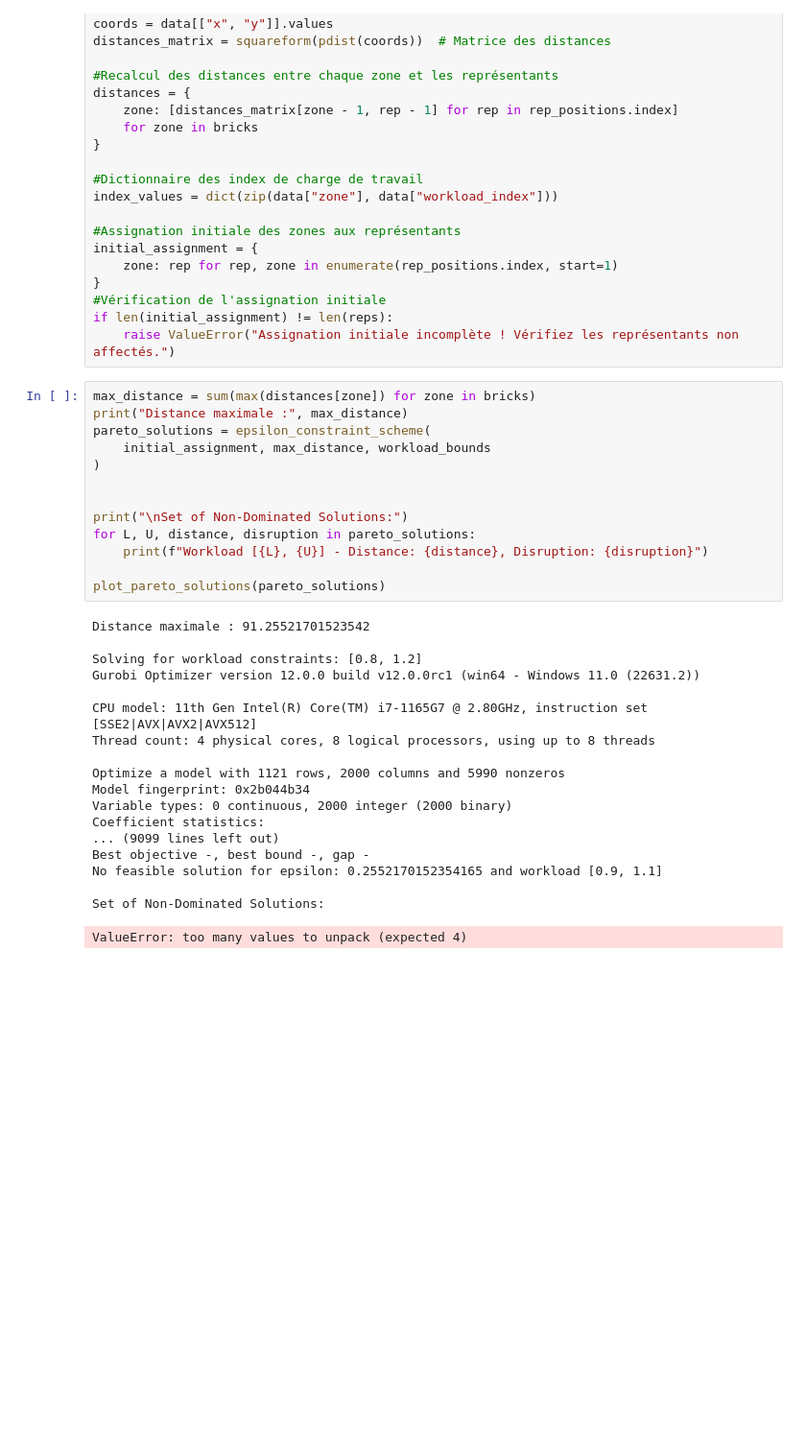
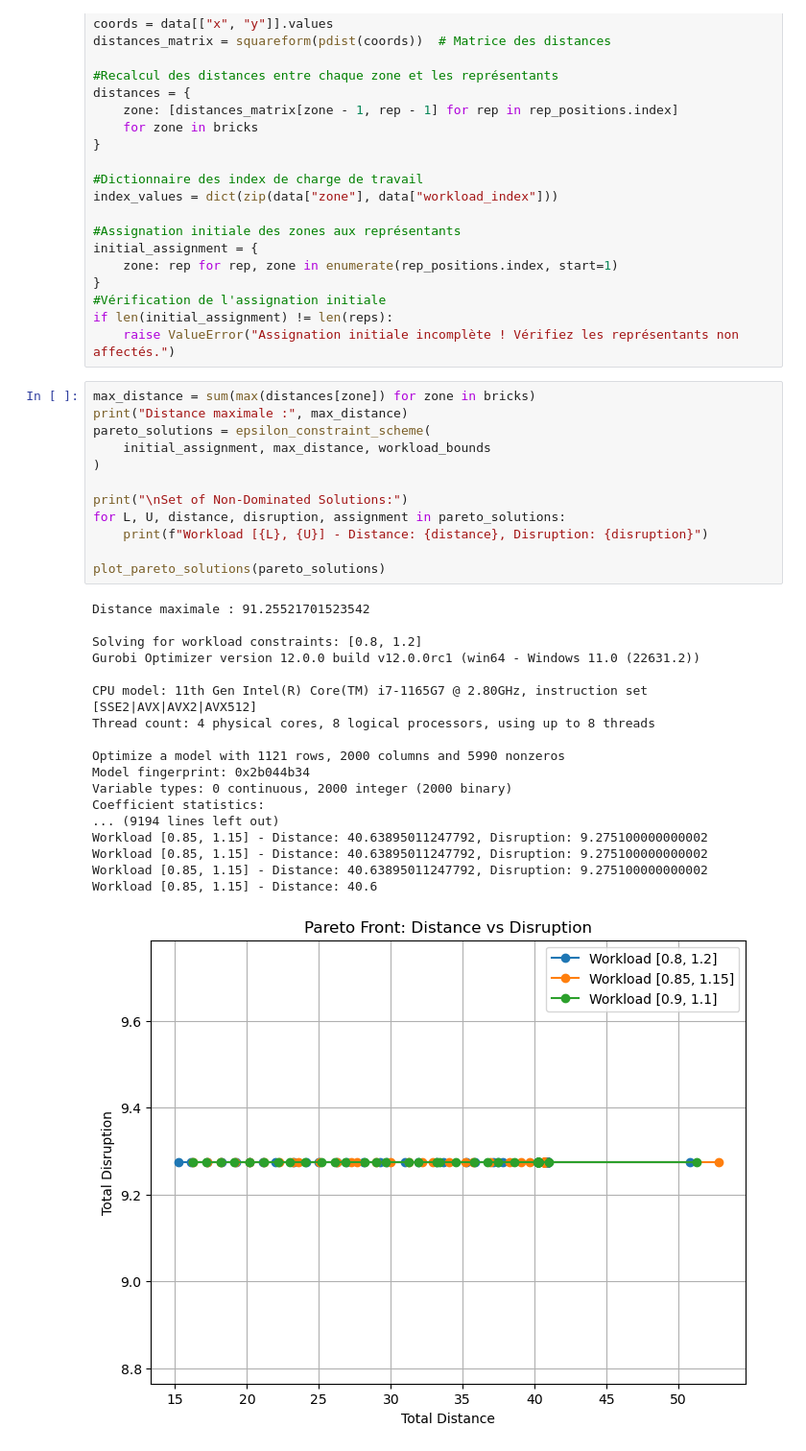
Before and after one commit to GabrielTrier/Project_SDP, a Jupyter notebook: project.ipynb, the cells around one changed output. Shown at 96% size. Drawn from its saved outputs; the diff is of its cells as text; blank space fills up the shorter version.

```diff
--- a/project.ipynb
+++ b/project.ipynb
@@ -432,32 +432,31 @@ if len(initial_assignment) != len(reps):
 # %%
 max_distance = sum(max(distances[zone]) for zone in bricks)
 print("Distance maximale :", max_distance)
 pareto_solutions = epsilon_constraint_scheme(
     initial_assignment, max_distance, workload_bounds
 )
 
-
 print("\nSet of Non-Dominated Solutions:")
-for L, U, distance, disruption in pareto_solutions:
+for L, U, distance, disruption, assignment in pareto_solutions:
     print(f"Workload [{L}, {U}] - Distance: {distance}, Disruption: {disruption}")
 
 plot_pareto_solutions(pareto_solutions)
 # %% [output]
 Distance maximale : 91.25521701523542
 
 Solving for workload constraints: [0.8, 1.2]
 Gurobi Optimizer version 12.0.0 build v12.0.0rc1 (win64 - Windows 11.0 (22631.2))
 
 CPU model: 11th Gen Intel(R) Core(TM) i7-1165G7 @ 2.80GHz, instruction set [SSE2|AVX|AVX2|AVX512]
 Thread count: 4 physical cores, 8 logical processors, using up to 8 threads
 
 Optimize a model with 1121 rows, 2000 columns and 5990 nonzeros
 Model fingerprint: 0x2b044b34
 Variable types: 0 continuous, 2000 integer (2000 binary)
 Coefficient statistics:
-... (9099 lines left out)
-Best objective -, best bound -, gap -
-No feasible solution for epsilon: 0.2552170152354165 and workload [0.9, 1.1]
-
-Set of Non-Dominated Solutions:
+... (9194 lines left out)
+Workload [0.85, 1.15] - Distance: 40.63895011247792, Disruption: 9.275100000000002
+Workload [0.85, 1.15] - Distance: 40.63895011247792, Disruption: 9.275100000000002
+Workload [0.85, 1.15] - Distance: 40.63895011247792, Disruption: 9.275100000000002
+Workload [0.85, 1.15] - Distance: 40.6
-ValueError: too many values to unpack (expected 4)
+[figure, added]
```
Also changed, not shown: parts of 1 cell of this notebook.
